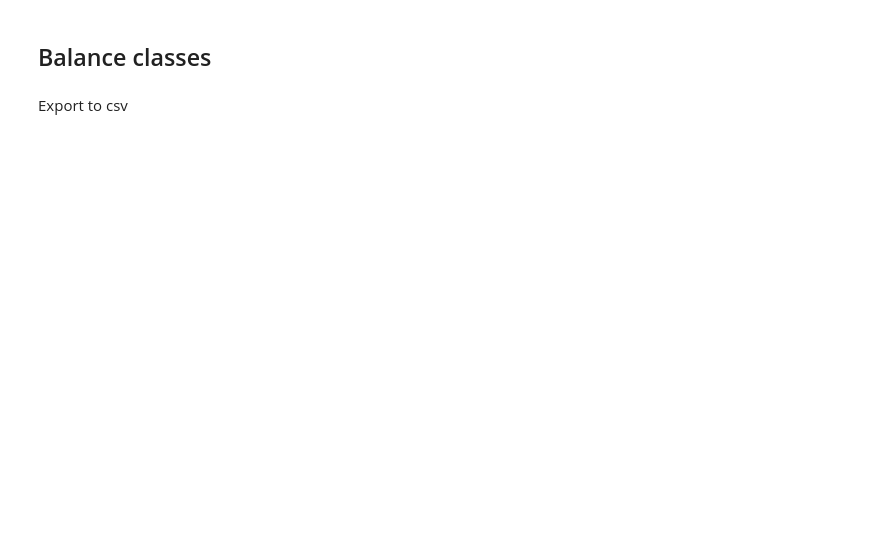
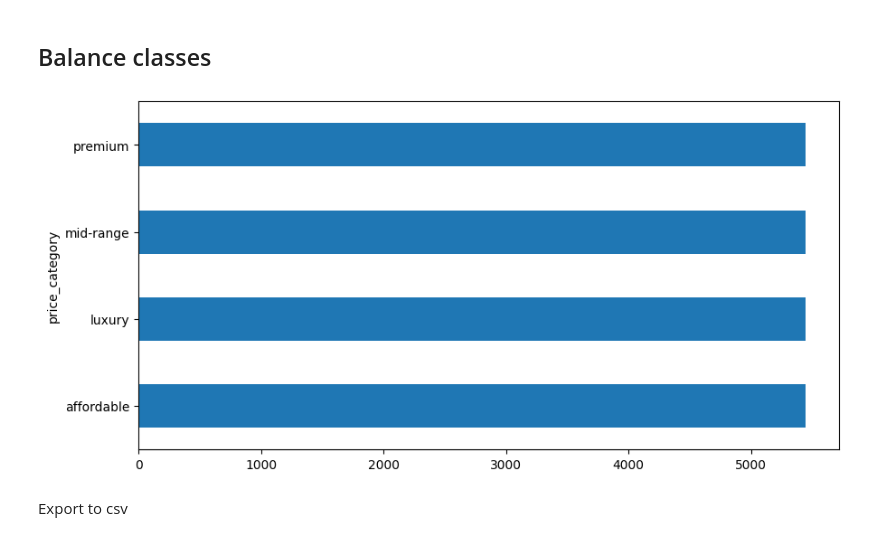
Before and after one commit to StefHerregods/AdvancedAnalytics_projects, a Jupyter notebook: assignment-2/preprocessing.ipynb, the cells around one changed output. Cells and saved outputs as stored; diff of their text form; code cells hidden in the pictures; blank space fills up the shorter version.

Commit message:
Balance classes

```diff
--- a/assignment-2/preprocessing.ipynb
+++ b/assignment-2/preprocessing.ipynb
@@ -139,3 +145,23 @@ df = df[df.image_id.isin(corrupted_images) == False].copy()
+# %%
+from imblearn.under_sampling import RandomUnderSampler
+
+rus = RandomUnderSampler(random_state=0)
+# X_resampled, y_resampled = rus.fit_resample(df[['image_id', 'cuisines']], df['cuisines'])
+X_resampled, y_resampled = rus.fit_resample(df[['image_id', 'price_category']], df['price_category'])
+# %%
+# Plot distribution of cuisines
+plt.figure(figsize=(10, 5))
+pd.Series(y_resampled).value_counts().sort_values(ascending=True).plot(kind='barh')
+plt.show()
+
+# Create balanced dataframe
+# df_balanced = pd.DataFrame(X_resampled, columns=['image_id', 'cuisines'])
+df_balanced = pd.DataFrame(X_resampled, columns=['image_id', 'price_category'])
+
+# Save balanced dataframe
+df_balanced.to_csv('labels_balanced.csv', index=False)
+# %% [output]
+[figure, added]
 # %% [markdown]
 Export to csv
 # %%
```
Also changed, not shown: parts of 4 cells of this notebook, 2 other files.
